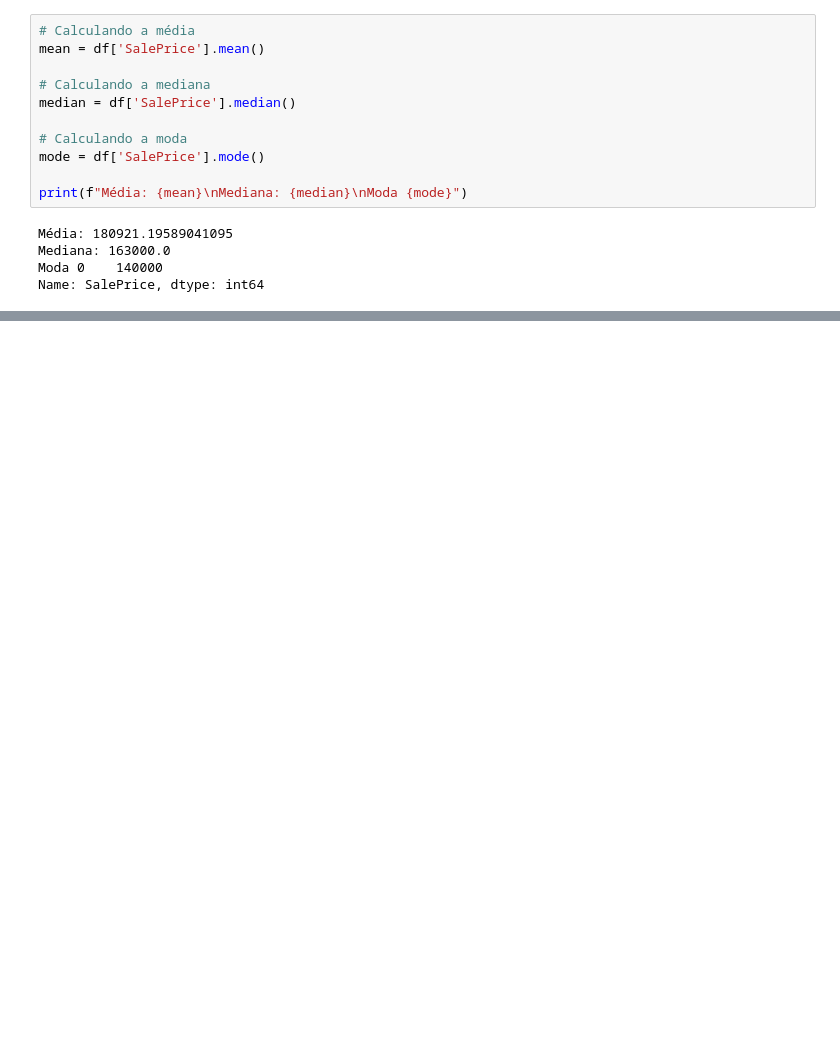
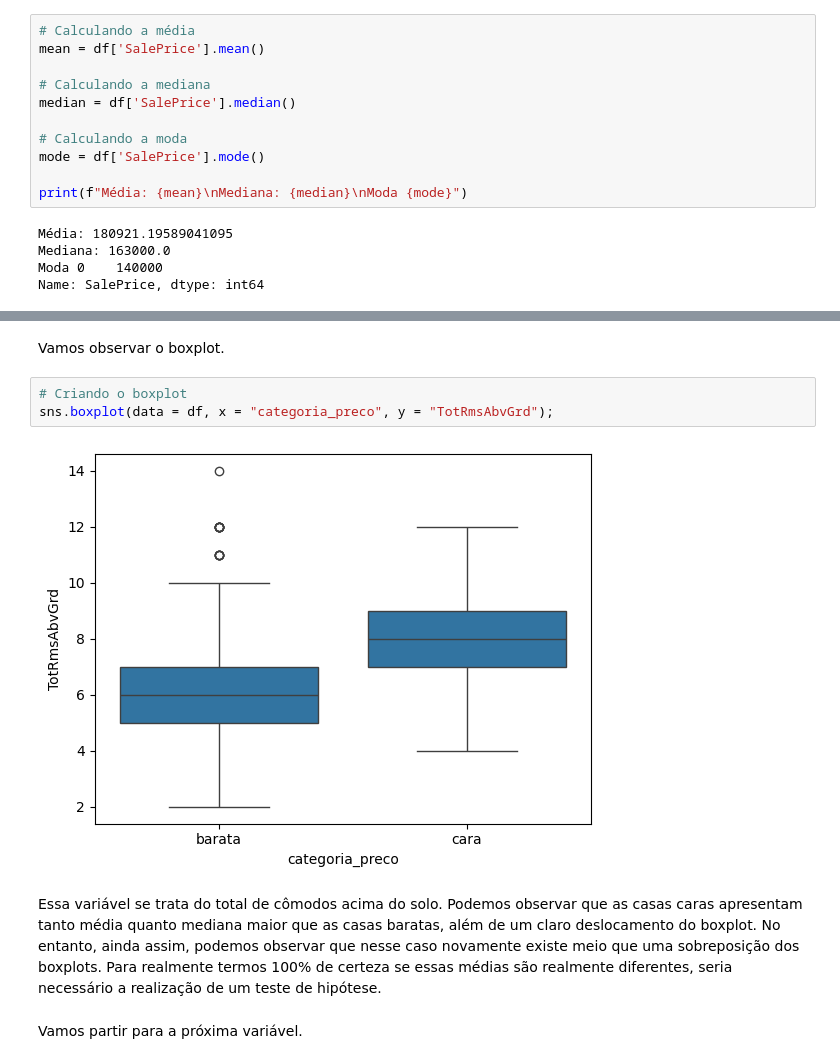
Before and after one commit to JosenildoJunior/Blog2, a Jupyter notebook: Estatística_descritiva_EBA.ipynb, the cells around one changed output, grey strips where cells are left out. Cells and saved outputs as stored; diff of their text form; blank space fills up the shorter version.

```diff
--- a/Estatística_descritiva_EBA.ipynb
+++ b/Estatística_descritiva_EBA.ipynb
@@ -120,0 +323,11 @@ Dessa forma podemos observar
+# %% [markdown]
+Vamos observar o boxplot.
+# %%
+# Criando o boxplot
+sns.boxplot(data = df, x = "categoria_preco", y = "TotRmsAbvGrd");
+# %% [output]
+[figure, added]
+# %% [markdown]
+Essa variável se trata do total de cômodos acima do solo. Podemos observar que as casas caras apresentam tanto média quanto mediana maior que as casas baratas, além de um claro deslocamento do boxplot. No entanto, ainda assim, podemos observar que nesse caso novamente existe meio que uma sobreposição dos boxplots. Para realmente termos 100% de certeza se essas médias são realmente diferentes, seria necessário a realização de um teste de hipótese.
+# %% [markdown]
+Vamos partir para a próxima variável.
```
Also changed, not shown: parts of 94 cells of this notebook.
